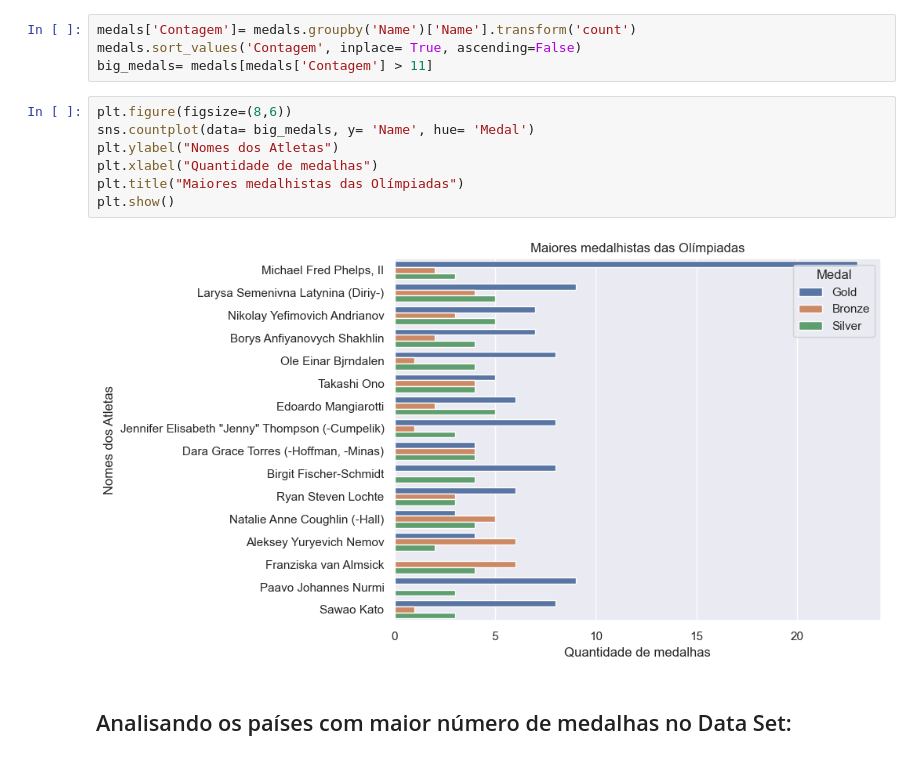
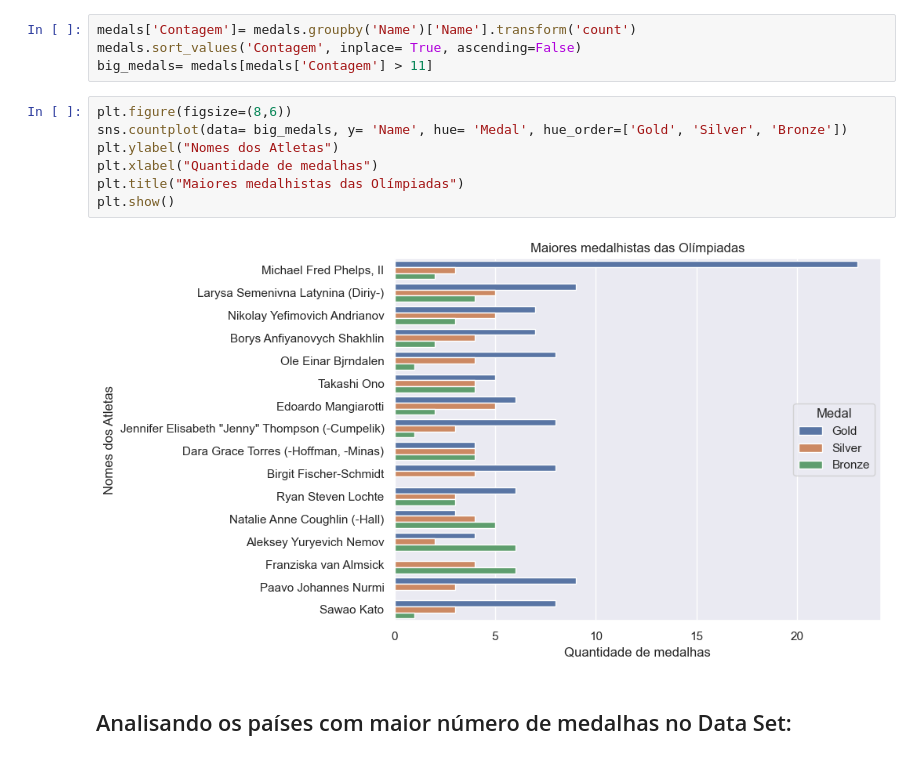
Before and after one commit to dnlfrozi/Projetinho-de-Limpeza, a Jupyter notebook: análise.ipynb, the cells around one changed output. Cells and saved outputs as stored; diff of their text form.

```diff
--- a/análise.ipynb
+++ b/análise.ipynb
@@ -340,13 +340,13 @@ medals.sort_values('Contagem', inplace= True, ascending=False)
 big_medals= medals[medals['Contagem'] > 11]
 # %%
 plt.figure(figsize=(8,6))
-sns.countplot(data= big_medals, y= 'Name', hue= 'Medal')
+sns.countplot(data= big_medals, y= 'Name', hue= 'Medal', hue_order=['Gold', 'Silver', 'Bronze'])
 plt.ylabel("Nomes dos Atletas")
 plt.xlabel("Quantidade de medalhas")
 plt.title("Maiores medalhistas das Olímpiadas")
 plt.show()
 # %% [output]
-[figure, old version]
+[figure, new version]
 # %% [markdown]
 ## Analisando os países com maior número de medalhas no Data Set:
 # %%
```
Also changed, not shown: parts of 3 cells of this notebook.
